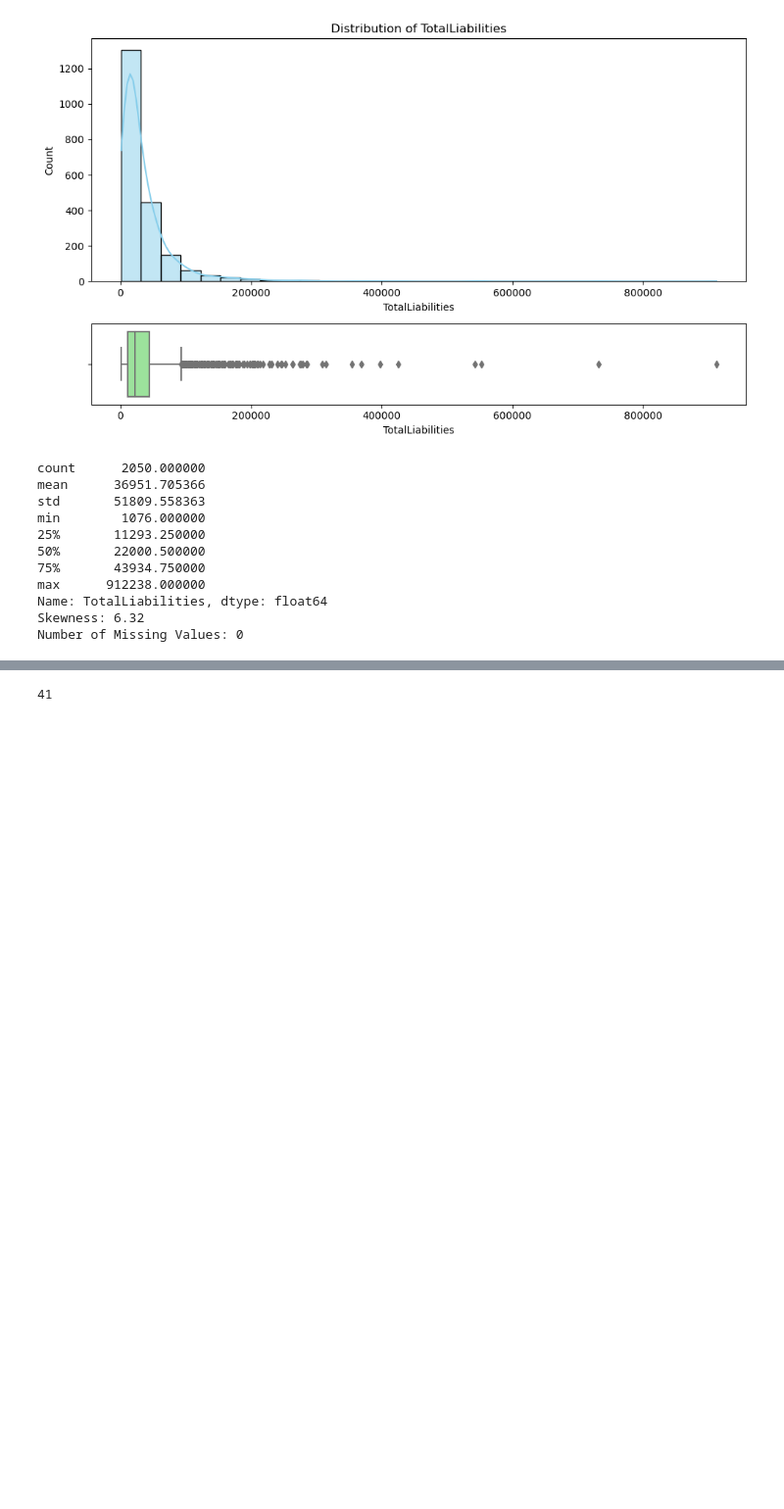
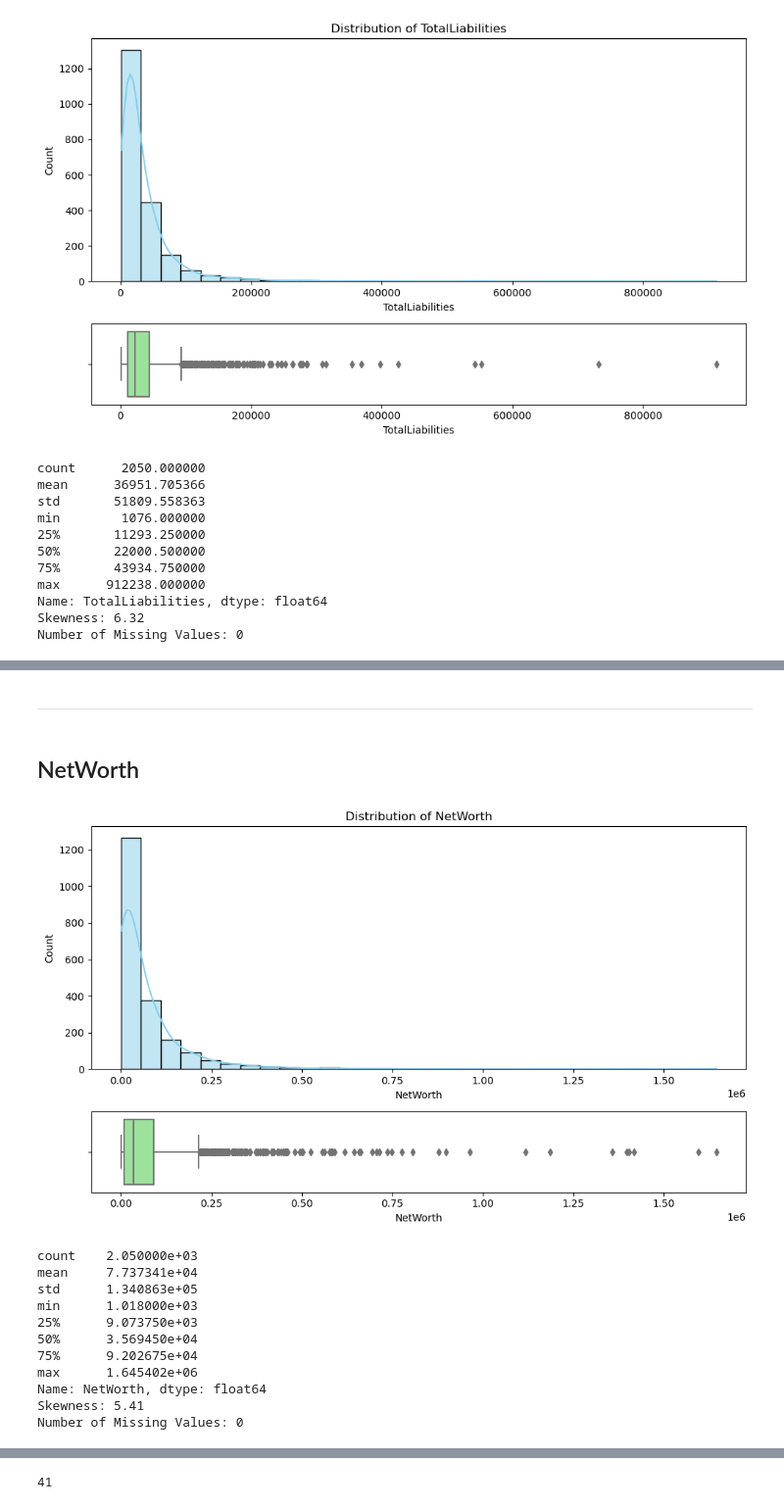
Before and after one commit to KimiyaVahidMotlagh/QBC-DA10-Group4Project1, a Jupyter notebook: DA10_EDA(Arash).ipynb, the cells around one changed output, grey strips where cells are left out. Shown at 98% size. Saved outputs shown, nothing was run; the diff lists cells and outputs as text; code cells hidden in the pictures; blank space fills up the shorter version.

```diff
--- a/DA10_EDA(Arash).ipynb
+++ b/DA10_EDA(Arash).ipynb
@@ -895,0 +956,19 @@ Just like before
+# %% [markdown]
+-------------
+# %% [markdown]
+<h2>NetWorth
+# %%
+describe_numeric_column(fin_df, column='NetWorth')
+# %% [output]
+[figure, added]
+count    2.050000e+03
+mean     7.737341e+04
+std      1.340863e+05
+min      1.018000e+03
+25%      9.073750e+03
+50%      3.569450e+04
+75%      9.202675e+04
+max      1.645402e+06
+Name: NetWorth, dtype: float64
+Skewness: 5.41
+Number of Missing Values: 0
```
Also changed, not shown: parts of 34 cells of this notebook.
